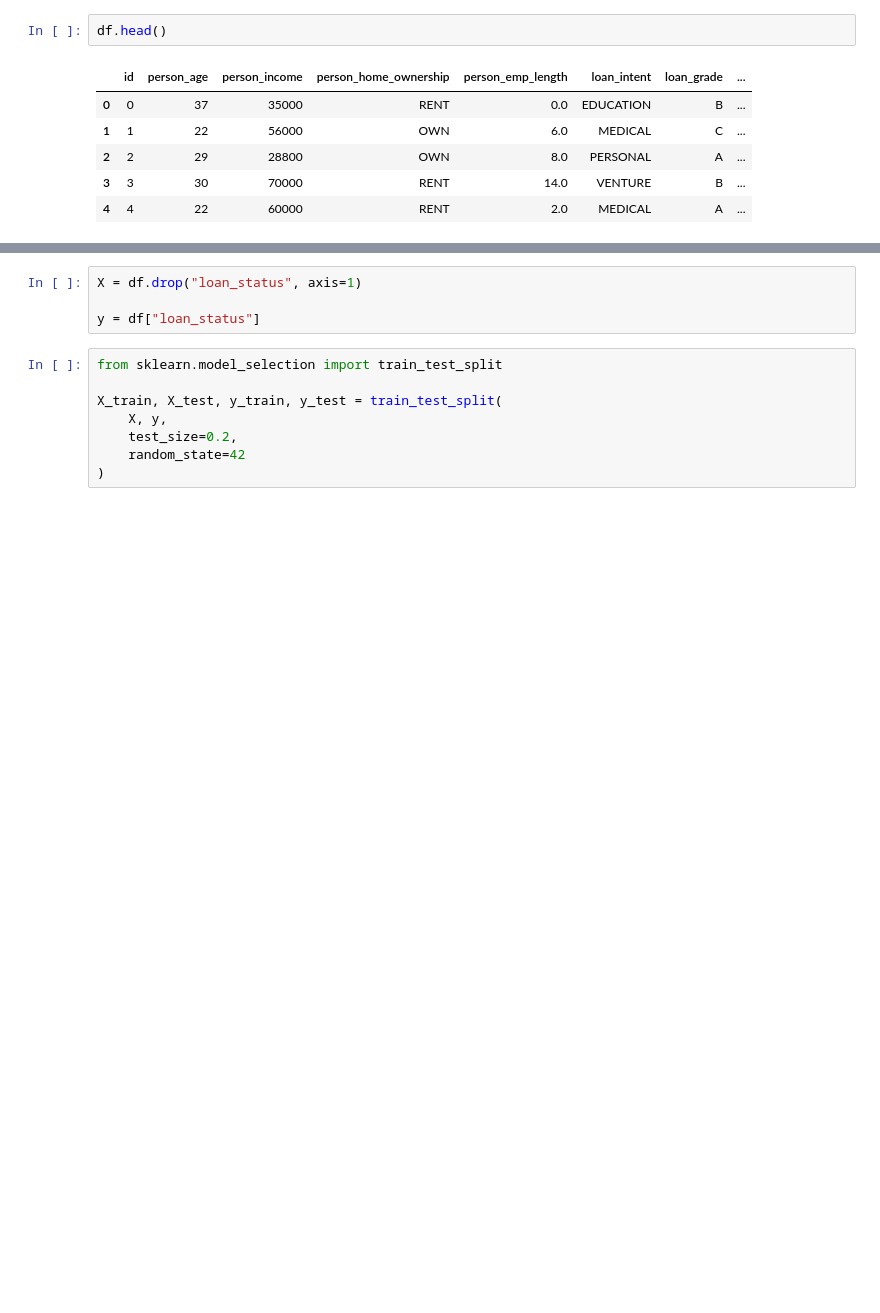
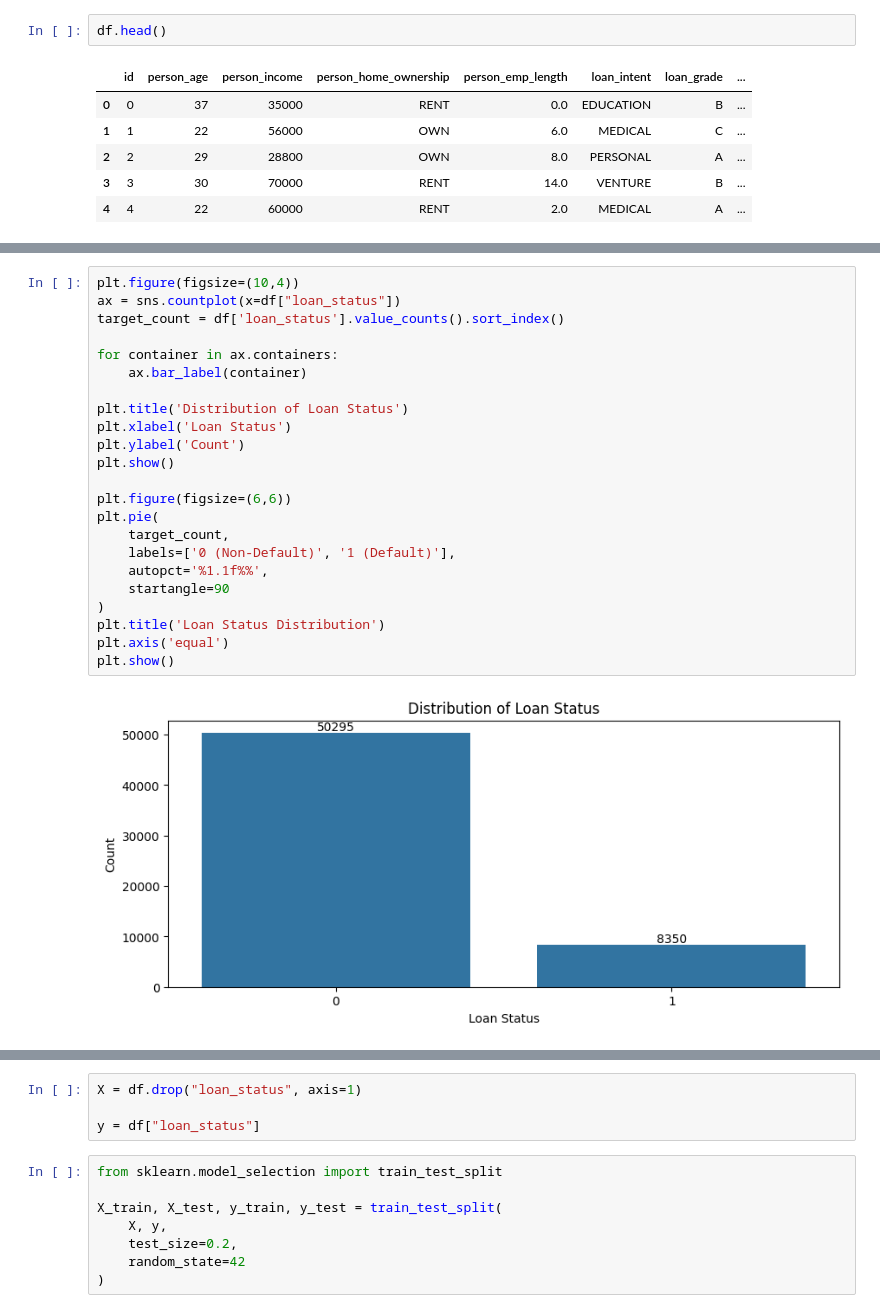
Before and after one commit to sushant758/ML-Exercises, a Jupyter notebook: Loan Approval Prediction.ipynb, the cells around one changed output, grey strips where cells are left out. Saved outputs shown, nothing was run; the diff lists cells and outputs as text; blank space fills up the shorter version.

```diff
--- a/Loan Approval Prediction.ipynb
+++ b/Loan Approval Prediction.ipynb
@@ -78,0 +200,25 @@ df = df.drop(['id'] , axis = 1)
+# %%
+plt.figure(figsize=(10,4))
+ax = sns.countplot(x=df["loan_status"])
+target_count = df['loan_status'].value_counts().sort_index()
+
+for container in ax.containers:
+    ax.bar_label(container)
+
+plt.title('Distribution of Loan Status')
+plt.xlabel('Loan Status')
+plt.ylabel('Count')
+plt.show()
+
+plt.figure(figsize=(6,6))
+plt.pie(
+    target_count,
+    labels=['0 (Non-Default)', '1 (Default)'],
+    autopct='%1.1f%%',
+    startangle=90
+)
+plt.title('Loan Status Distribution')
+plt.axis('equal')
+plt.show()
+# %% [output]
+[figure, added]
```
Also changed, not shown: parts of 178 cells of this notebook.
